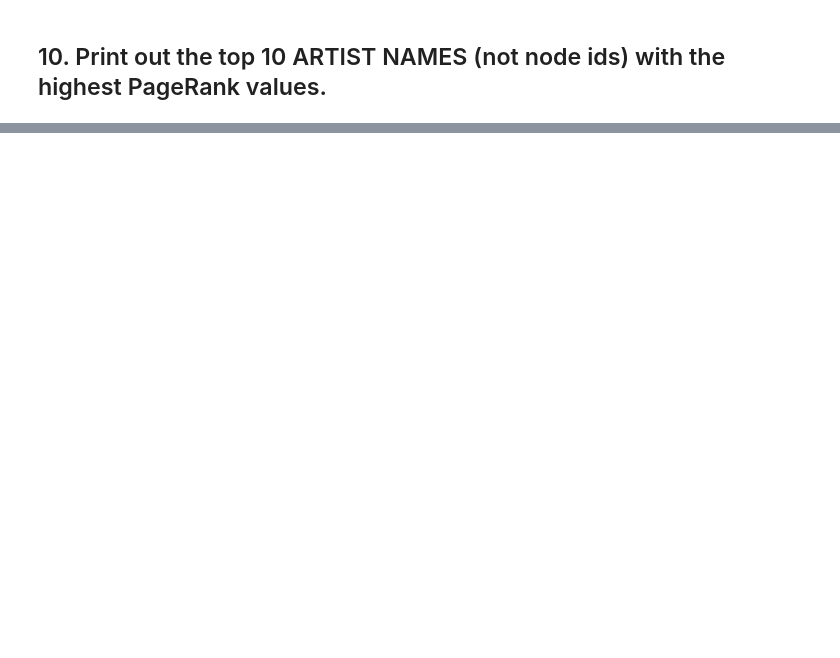
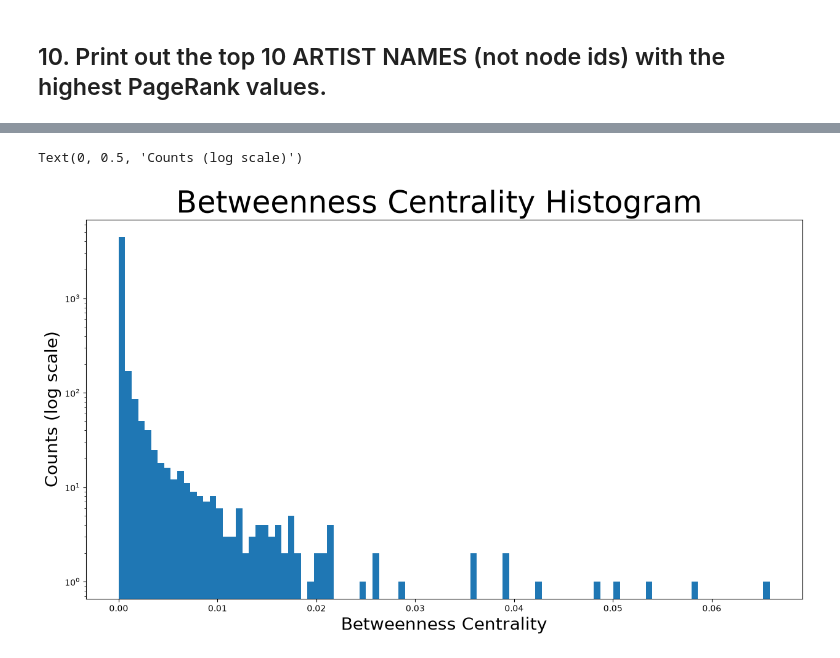
Before and after one commit to AndresAriasM/FAU_course_projects, a Jupyter notebook: SocialNetworks_BigData/Assignment_2/graphs_v2.ipynb, the cells around one changed output, grey strips where cells are left out. Cells and saved outputs as stored; diff of their text form; code cells hidden in the pictures; blank space fills up the shorter version.

```diff
--- a/SocialNetworks_BigData/Assignment_2/graphs_v2.ipynb
+++ b/SocialNetworks_BigData/Assignment_2/graphs_v2.ipynb
@@ -211,0 +245,11 @@ Top 10 artists by pagerank
+# %%
+# 12.2 Betweenness centrality - Code taken from course slides
+plt.figure(figsize=(15, 8))
+plt.hist(betweenness_centrality.values(), bins=100)
+plt.yscale('log')
+plt.title("Betweenness Centrality Histogram ", fontdict={"size": 35}, loc="center")
+plt.xlabel("Betweenness Centrality", fontdict={"size": 20})
+plt.ylabel("Counts (log scale)", fontdict={"size": 20})
+# %% [output]
+Text(0, 0.5, 'Counts (log scale)')
+[figure, added]
```
Also changed, not shown: parts of 59 cells of this notebook.
